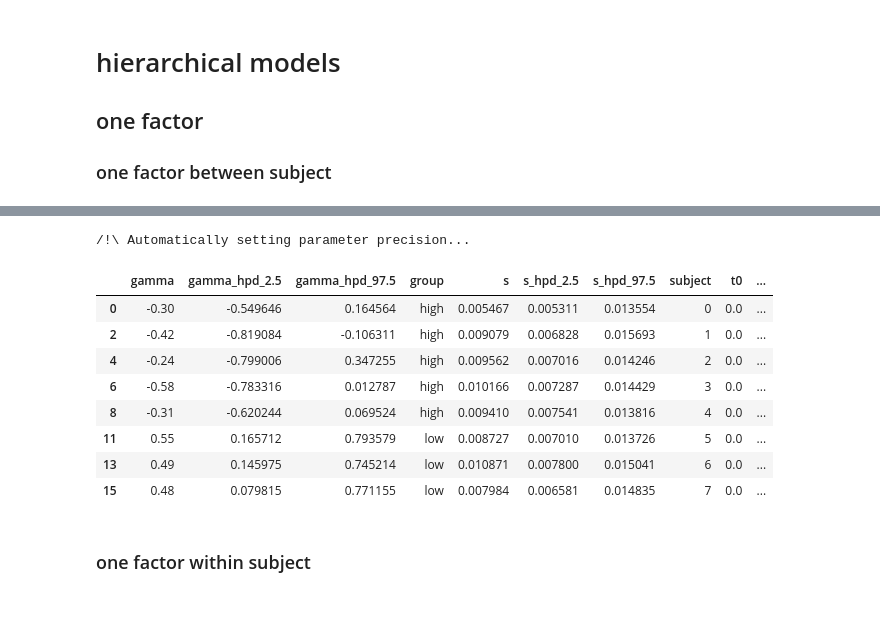
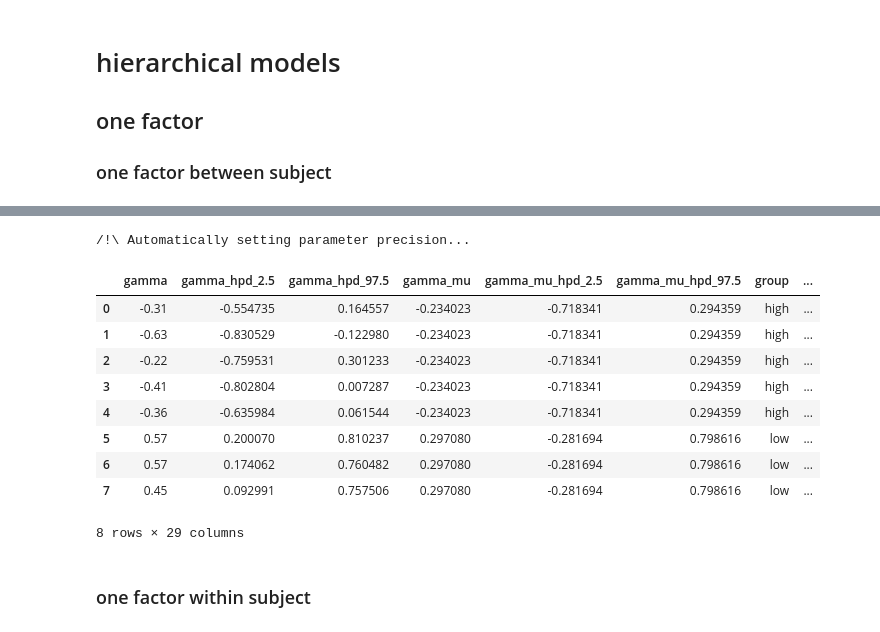
Before and after one commit to glamlab/glambox, a Jupyter notebook: test_get_estimates.ipynb, the cells around one changed output, grey strips where cells are left out. Saved outputs shown, nothing was run; the diff lists cells and outputs as text; code cells hidden in the pictures.

```diff
--- a/test_get_estimates.ipynb
+++ b/test_get_estimates.ipynb
@@ -54,17 +53,18 @@ Finished [100%]: Average Loss = 3,786
 # %%
 estimates = glam.utils.get_estimates(m1)
-estimates.dropna()
+estimates
 # %% [output]
 /!\ Automatically setting parameter precision...
-|  | gamma | gamma_hpd_2.5 | gamma_hpd_97.5 | group | s | s_hpd_2.5 | s_hpd_97.5 | subject | t0 | ... |
-| 0 | -0.30 | -0.549646 | 0.164564 | high | 0.005467 | 0.005311 | 0.013554 | 0 | 0.0 | ... |
-| 2 | -0.42 | -0.819084 | -0.106311 | high | 0.009079 | 0.006828 | 0.015693 | 1 | 0.0 | ... |
-| 4 | -0.24 | -0.799006 | 0.347255 | high | 0.009562 | 0.007016 | 0.014246 | 2 | 0.0 | ... |
-| 6 | -0.58 | -0.783316 | 0.012787 | high | 0.010166 | 0.007287 | 0.014429 | 3 | 0.0 | ... |
-| 8 | -0.31 | -0.620244 | 0.069524 | high | 0.009410 | 0.007541 | 0.013816 | 4 | 0.0 | ... |
-| 11 | 0.55 | 0.165712 | 0.793579 | low | 0.008727 | 0.007010 | 0.013726 | 5 | 0.0 | ... |
-| 13 | 0.49 | 0.145975 | 0.745214 | low | 0.010871 | 0.007800 | 0.015041 | 6 | 0.0 | ... |
-| 15 | 0.48 | 0.079815 | 0.771155 | low | 0.007984 | 0.006581 | 0.014835 | 7 | 0.0 | ... |
+|  | gamma | gamma_hpd_2.5 | gamma_hpd_97.5 | gamma_mu | gamma_mu_hpd_2.5 | gamma_mu_hpd_97.5 | group | ... |
+| 0 | -0.31 | -0.554735 | 0.164557 | -0.234023 | -0.718341 | 0.294359 | high | ... |
+| 1 | -0.63 | -0.830529 | -0.122980 | -0.234023 | -0.718341 | 0.294359 | high | ... |
+| 2 | -0.22 | -0.759531 | 0.301233 | -0.234023 | -0.718341 | 0.294359 | high | ... |
+| 3 | -0.41 | -0.802804 | 0.007287 | -0.234023 | -0.718341 | 0.294359 | high | ... |
+| 4 | -0.36 | -0.635984 | 0.061544 | -0.234023 | -0.718341 | 0.294359 | high | ... |
+| 5 | 0.57 | 0.200070 | 0.810237 | 0.297080 | -0.281694 | 0.798616 | low | ... |
+| 6 | 0.57 | 0.174062 | 0.760482 | 0.297080 | -0.281694 | 0.798616 | low | ... |
+| 7 | 0.45 | 0.092991 | 0.757506 | 0.297080 | -0.281694 | 0.798616 | low | ... |
+8 rows × 29 columns
 # %% [markdown]
 ### one factor within subject
 # %%
```
Also changed, not shown: parts of 17 cells of this notebook.
